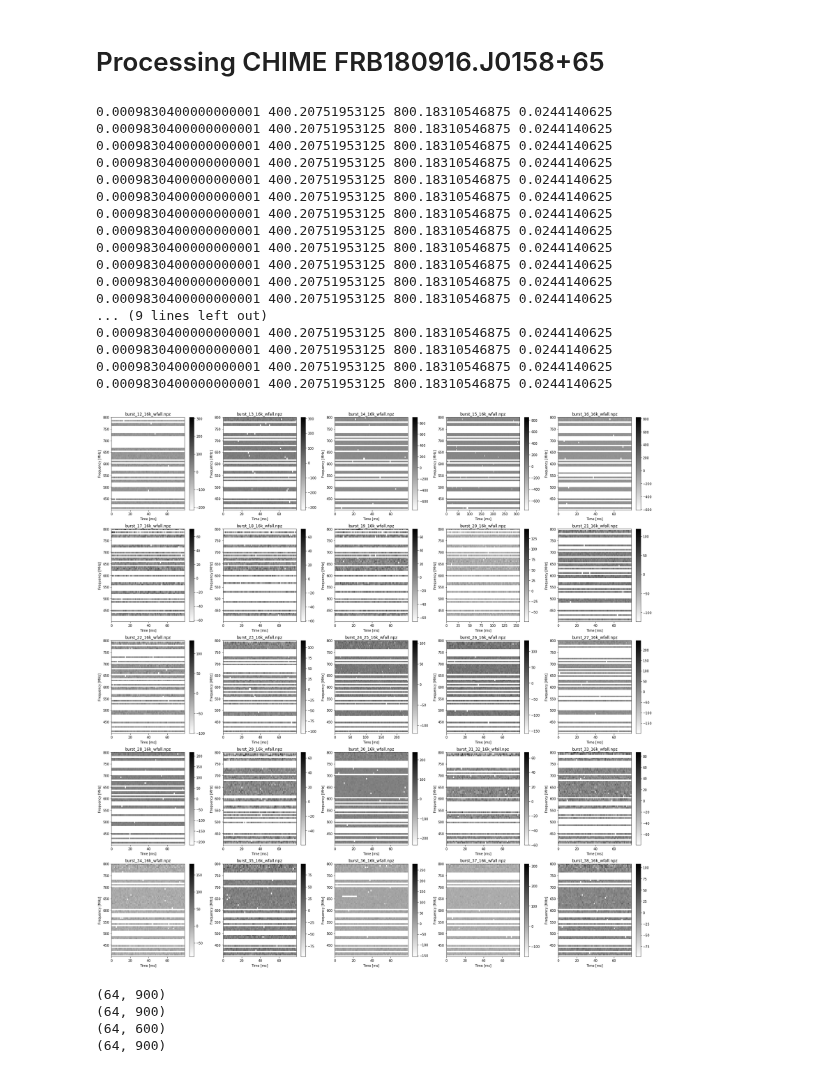
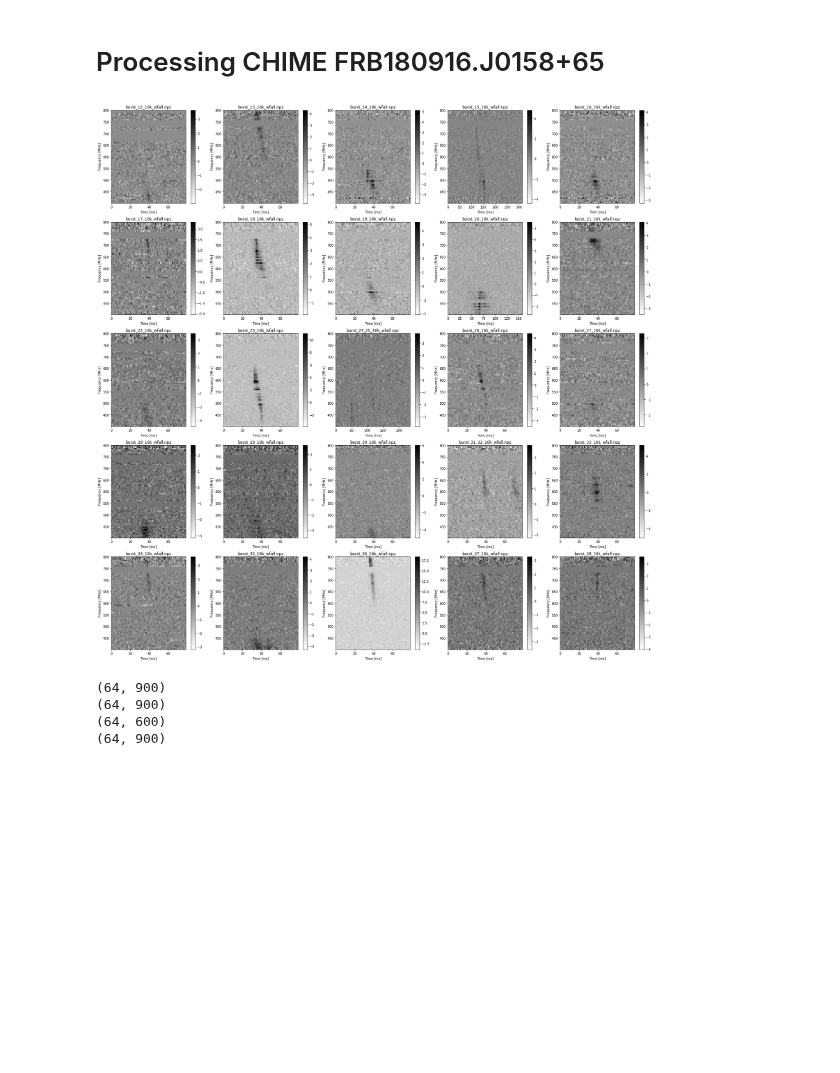
Before and after one commit to mef51/subdriftlaw, a Jupyter notebook: universal/CHIME180916.ipynb, the cells around one changed output. Drawn from its saved outputs; the diff is of its cells as text; code cells hidden in the pictures; blank space fills up the shorter version.

```diff
--- a/universal/CHIME180916.ipynb
+++ b/universal/CHIME180916.ipynb
@@ -5,60 +5,43 @@ Processing CHIME FRB180916.J0158+65
 import pandas as pd
 import numpy as np
 import matplotlib.pyplot as plt
 from matplotlib import colors as mcolors
 import os
 from tqdm import tqdm
+import skimage.measure
 
 folder = 'data/CHIME_180916.J0158+65'
 burstfiles = [s for s in os.listdir(folder) if '16k' in s]
 
 plt.figure(figsize=(24,24))
 cmap = plt.get_cmap('gray_r')
-cmap.set_bad(color = 'w', alpha = 1.) # potentially hides important errors in the data!
+cmap.set_bad(color = 'w', alpha = 1.)
 
 for fname in burstfiles:
     data = np.load("{}/{}".format(folder, fname))
     wfall = data["wfall"]
-    wfall_z = np.nan_to_num(wfall)
+    downsample = 256
+    wfall_down = skimage.measure.block_reduce(np.nan_to_num(wfall), block_size=(downsample, 1), func=np.mean)
+    wfall_masked = np.ma.masked_where(wfall_down == 0, wfall_down)
+    # print(wfall_down.shape, wfall.shape)
 
     dt_s = data["dt_s"]
     center_freq_mhz = data["center_freq_mhz"]
     df_mhz = center_freq_mhz[1] - center_freq_mhz[0]
-    print(dt_s, center_freq_mhz[0], center_freq_mhz[-1], df_mhz)
+    # print(dt_s, center_freq_mhz[0], center_freq_mhz[-1], df_mhz)
+
     plt.subplot(5,5,burstfiles.index(fname)+1)
-
-
     plt.title(fname)
-    downsample = 256
-    plt.imshow(wfall[::downsample,:], origin="lower", aspect="auto", interpolation="nearest", cmap=cmap,
+    plt.imshow(wfall_down, origin="lower", aspect="auto", interpolation="nearest", cmap=cmap,
                extent=(0, 1000*dt_s*wfall.shape[1], center_freq_mhz[0]-df_mhz/2., center_freq_mhz[-1]+df_mhz/2.))
-    plt.clim(np.min(wfall_z), np.max(wfall_z))
     plt.colorbar()
     plt.xlabel("Time [ms]")
     plt.ylabel("Frequency [MHz]")
-#     print(wfall[::downsample,:].shape)
 
 plt.tight_layout()
 # plt.savefig('bursts.png')
 # %% [output]
-0.0009830400000000001 400.20751953125 800.18310546875 0.0244140625
-0.0009830400000000001 400.20751953125 800.18310546875 0.0244140625
-0.0009830400000000001 400.20751953125 800.18310546875 0.0244140625
-0.0009830400000000001 400.20751953125 800.18310546875 0.0244140625
-0.0009830400000000001 400.20751953125 800.18310546875 0.0244140625
-0.0009830400000000001 400.20751953125 800.18310546875 0.0244140625
-0.0009830400000000001 400.20751953125 800.18310546875 0.0244140625
-0.0009830400000000001 400.20751953125 800.18310546875 0.0244140625
-0.0009830400000000001 400.20751953125 800.18310546875 0.0244140625
-0.0009830400000000001 400.20751953125 800.18310546875 0.0244140625
-0.0009830400000000001 400.20751953125 800.18310546875 0.0244140625
-0.0009830400000000001 400.20751953125 800.18310546875 0.0244140625
-... (9 lines left out)
-0.0009830400000000001 400.20751953125 800.18310546875 0.0244140625
-0.0009830400000000001 400.20751953125 800.18310546875 0.0244140625
-0.0009830400000000001 400.20751953125 800.18310546875 0.0244140625
-0.0009830400000000001 400.20751953125 800.18310546875 0.0244140625
-[figure, old version]
+[figure, new version]
 # %%
 burstfiles = [s for s in os.listdir(folder) if 'bb' in s]
 
```
Also changed, not shown: 6 other files.
